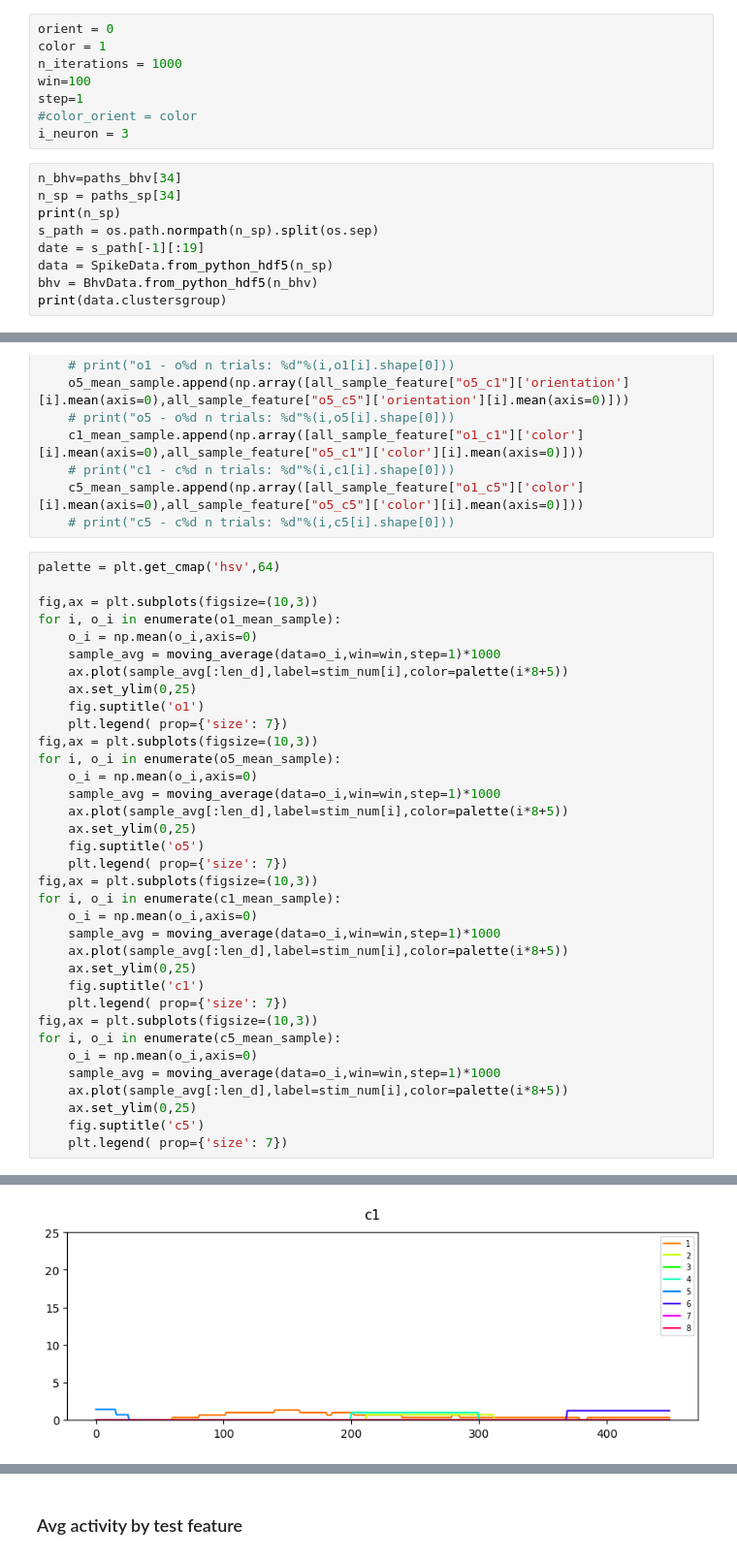
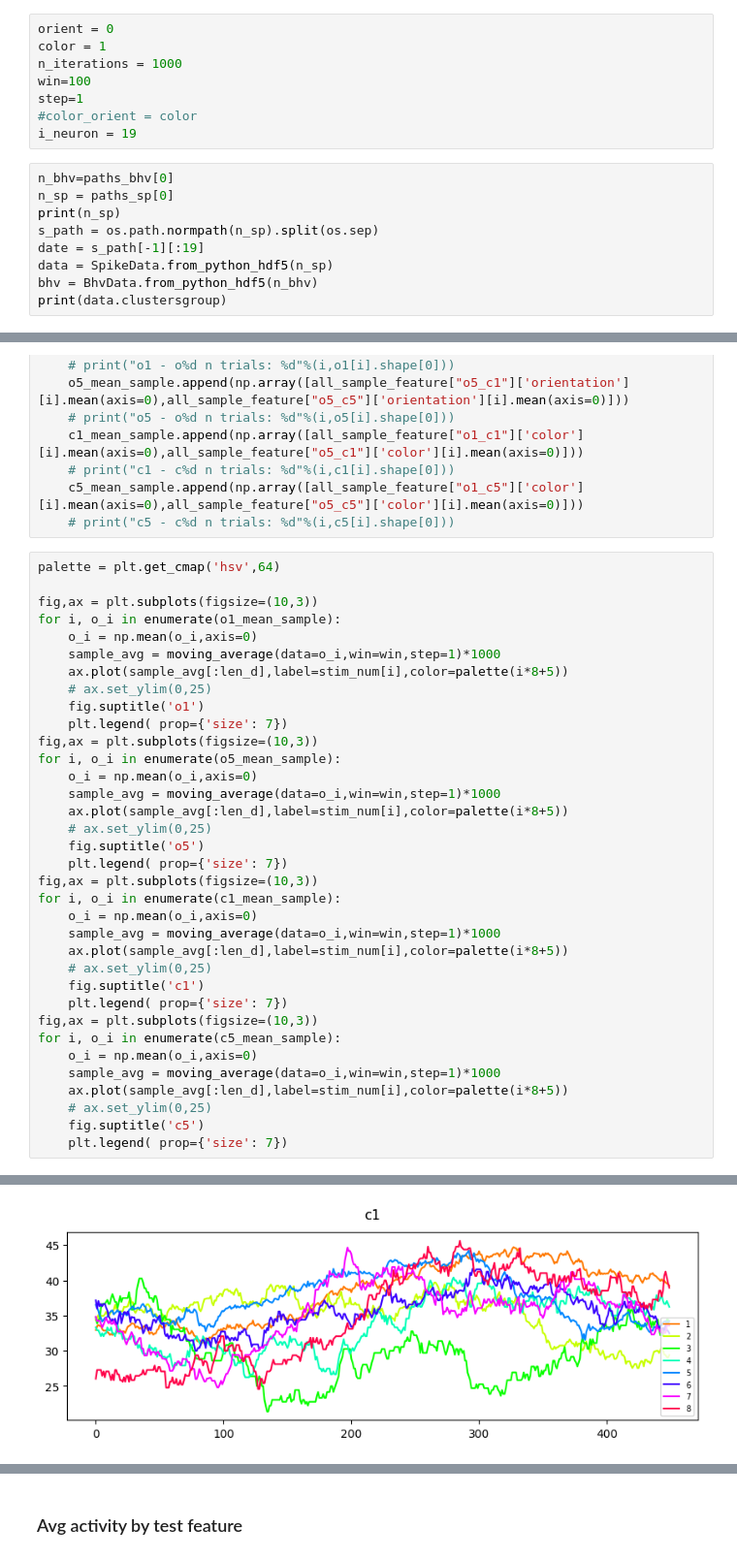
Before and after one commit to Ibos-lab/EphysVibe, a Jupyter notebook: examples/tuning_neuron.ipynb, the cells around one changed output, grey strips where cells are left out. Shown at 97% size. Drawn from its saved outputs; the diff is of its cells as text.

```diff
--- a/examples/tuning_neuron.ipynb
+++ b/examples/tuning_neuron.ipynb
@@ -169,10 +166,10 @@ n_iterations = 1000
 win=100
 step=1
 #color_orient = color
-i_neuron = 3
+i_neuron = 19
 # %%
-n_bhv=paths_bhv[34]
-n_sp = paths_sp[34]
+n_bhv=paths_bhv[0]
+n_sp = paths_sp[0]
 print(n_sp)
 s_path = os.path.normpath(n_sp).split(os.sep)
 date = s_path[-1][:19]
@@ -926,7 +940,7 @@ for i, o_i in enumerate(o1_mean_sample):
     o_i = np.mean(o_i,axis=0)
     sample_avg = moving_average(data=o_i,win=win,step=1)*1000
     ax.plot(sample_avg[:len_d],label=stim_num[i],color=palette(i*8+5))
-    ax.set_ylim(0,25)
+    # ax.set_ylim(0,25)
     fig.suptitle('o1')
     plt.legend( prop={'size': 7})
 fig,ax = plt.subplots(figsize=(10,3))
@@ -934,7 +948,7 @@ for i, o_i in enumerate(o5_mean_sample):
     o_i = np.mean(o_i,axis=0)
     sample_avg = moving_average(data=o_i,win=win,step=1)*1000
     ax.plot(sample_avg[:len_d],label=stim_num[i],color=palette(i*8+5))
-    ax.set_ylim(0,25)
+    # ax.set_ylim(0,25)
     fig.suptitle('o5')
     plt.legend( prop={'size': 7})
 fig,ax = plt.subplots(figsize=(10,3))
@@ -942,7 +956,7 @@ for i, o_i in enumerate(c1_mean_sample):
     o_i = np.mean(o_i,axis=0)
     sample_avg = moving_average(data=o_i,win=win,step=1)*1000
     ax.plot(sample_avg[:len_d],label=stim_num[i],color=palette(i*8+5))
-    ax.set_ylim(0,25)
+    # ax.set_ylim(0,25)
     fig.suptitle('c1')
     plt.legend( prop={'size': 7})
 fig,ax = plt.subplots(figsize=(10,3))
@@ -950,7 +964,7 @@ for i, o_i in enumerate(c5_mean_sample):
     o_i = np.mean(o_i,axis=0)
     sample_avg = moving_average(data=o_i,win=win,step=1)*1000
     ax.plot(sample_avg[:len_d],label=stim_num[i],color=palette(i*8+5))
-    ax.set_ylim(0,25)
+    # ax.set_ylim(0,25)
     fig.suptitle('c5')
     plt.legend( prop={'size': 7})
 # %% [output]
@@ -959 +973 @@ for i, o_i in enumerate(c5_mean_sample):
-[figure, old version]
+[figure, new version]
```
Also changed, not shown: parts of 30 cells of this notebook, 1 other file.
